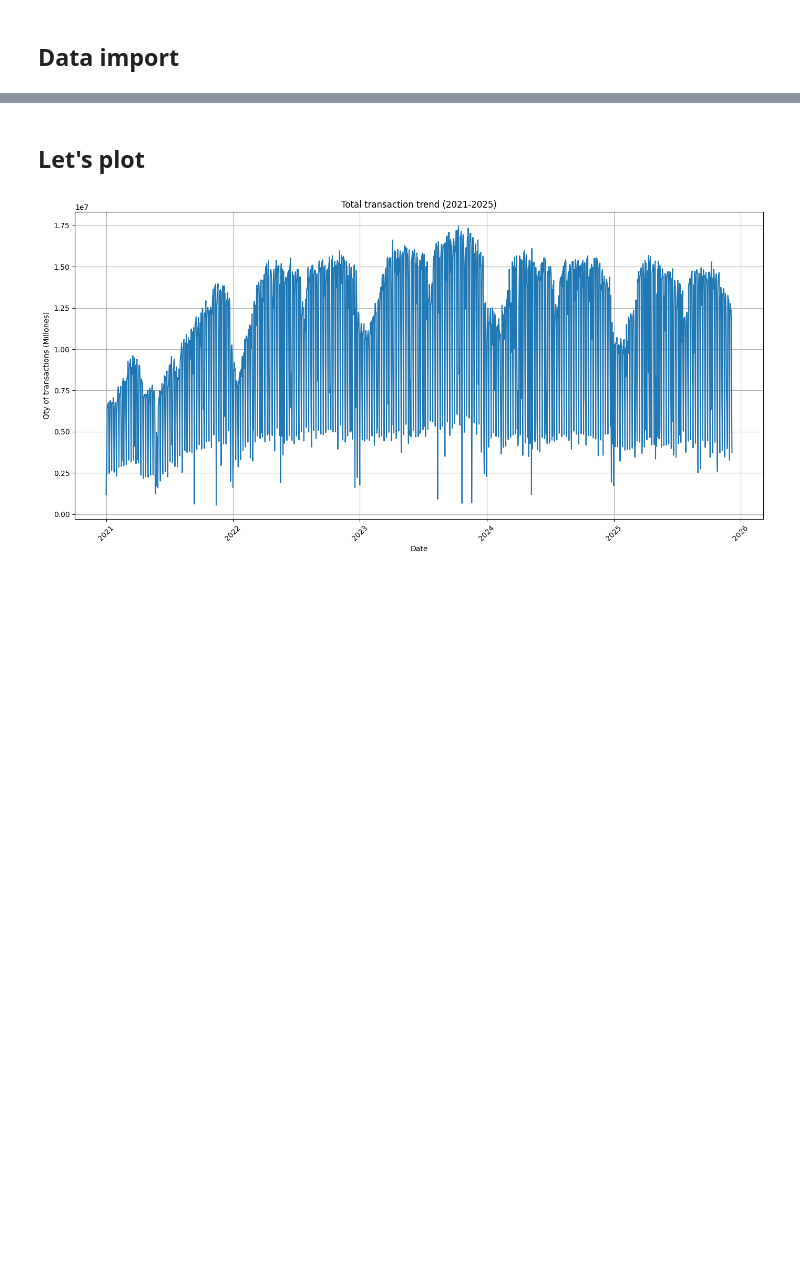
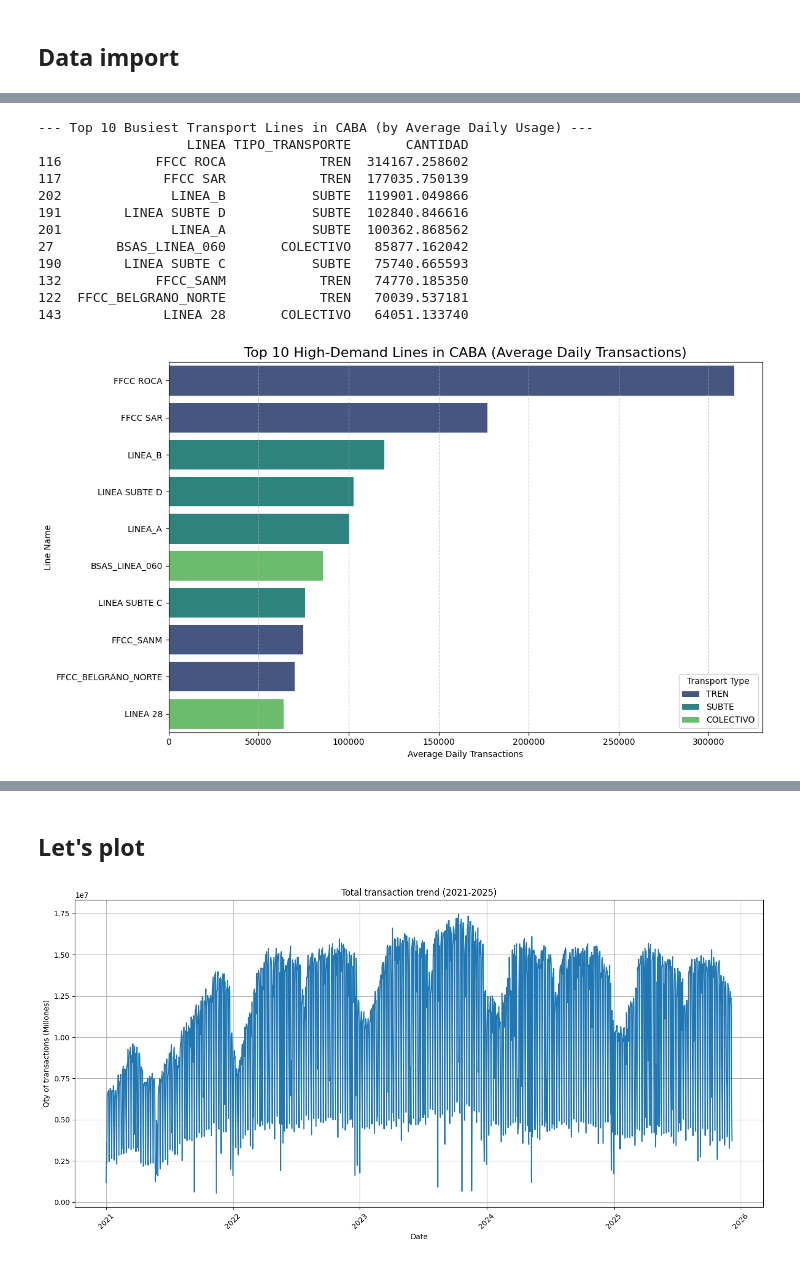
Before and after one commit to valentinbellini/Data-Analyst, a Jupyter notebook: SUBE/DataAnalysis.ipynb, the cells around one changed output, grey strips where cells are left out. Drawn from its saved outputs; the diff is of its cells as text; code cells hidden in the pictures; blank space fills up the shorter version.

```diff
--- a/SUBE/DataAnalysis.ipynb
+++ b/SUBE/DataAnalysis.ipynb
@@ -14,0 +94,57 @@ df_analisis = pd.read_csv(
+# %%
+import pandas as pd
+import matplotlib.pyplot as plt
+import seaborn as sns
+
+# Define the category name used for CABA
+CABA_CATEGORY = 'CABA'
+
+# 1. Filter the DataFrame for the consolidated CABA category
+df_caba = df_geo[df_geo['PROVINCIA_CAT'] == CABA_CATEGORY].copy()
+
+# 2. Calculate the average usage (CANTIDAD) per LINEA and TIPO_TRANSPORTE within CABA
+# This helps identify the busiest lines regardless of whether they are bus, train, or subte.
+df_top_lines = df_caba.groupby(['LINEA', 'TIPO_TRANSPORTE'])['CANTIDAD'].mean().reset_index()
+
+# 3. Sort the lines to find the top 10 busiest lines
+df_top_10 = df_top_lines.sort_values(by='CANTIDAD', ascending=False).head(10)
+
+print("--- Top 10 Busiest Transport Lines in CABA (by Average Daily Usage) ---")
+print(df_top_10)
+
+# 4. Visualization: Bar Chart of Top 10 Lines
+
+plt.figure(figsize=(12, 7))
+
+# Create a bar plot using Seaborn for better aesthetic and handling of categories
+sns.barplot(
+    data=df_top_10,
+    x='CANTIDAD',
+    y='LINEA',
+    hue='TIPO_TRANSPORTE', # Color bars by transport type
+    dodge=False, # Ensure the bars are plotted next to each other if lines share names (not applicable here, but good practice)
+    palette='viridis'
+)
+
+# Add titles and labels
+plt.title(f'Top 10 High-Demand Lines in {CABA_CATEGORY} (Average Daily Transactions)', fontsize=16)
+plt.xlabel('Average Daily Transactions')
+plt.ylabel('Line Name')
+plt.legend(title='Transport Type')
+plt.grid(axis='x', linestyle='--', alpha=0.7)
+plt.tight_layout()
+plt.show() # Display the plot.
+# %% [output]
+--- Top 10 Busiest Transport Lines in CABA (by Average Daily Usage) ---
+                   LINEA TIPO_TRANSPORTE       CANTIDAD
+116            FFCC ROCA            TREN  314167.258602
+117             FFCC SAR            TREN  177035.750139
+202              LINEA_B           SUBTE  119901.049866
+191        LINEA SUBTE D           SUBTE  102840.846616
+201              LINEA_A           SUBTE  100362.868562
+27        BSAS_LINEA_060       COLECTIVO   85877.162042
+190        LINEA SUBTE C           SUBTE   75740.665593
+132            FFCC_SANM            TREN   74770.185350
+122  FFCC_BELGRANO_NORTE            TREN   70039.537181
+143             LINEA 28       COLECTIVO   64051.133740
+[figure, added]
```
Also changed, not shown: parts of 10 cells of this notebook, 2 other files.
